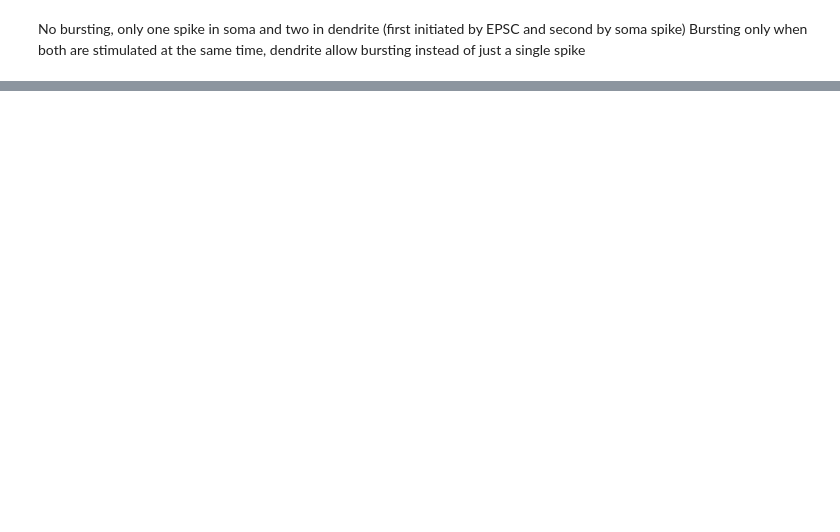
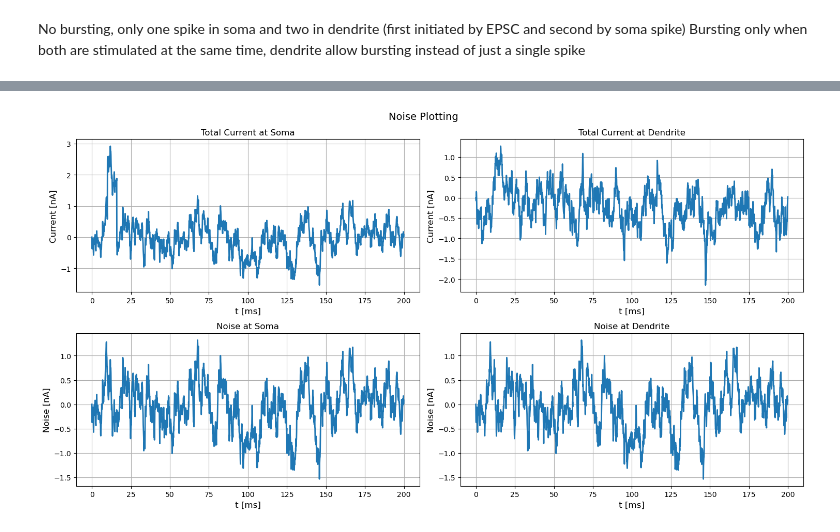
Before and after one commit to lniederhauser/neuronal_dynamics_miniproject, a Jupyter notebook: main.ipynb, the cells around one changed output, grey strips where cells are left out. Drawn from its saved outputs; the diff is of its cells as text; code cells hidden in the pictures; blank space fills up the shorter version.

```diff
--- a/main.ipynb
+++ b/main.ipynb
@@ -260,0 +265,4 @@ Bursting only when both are stimulated at the same time, dendrite allow bursting
+# %%
+plot_noise_and_noisy_currents(state_monitor, title="Noise Plotting", savefig=False)
+# %% [output]
+[figure, added]
```
Also changed, not shown: parts of 23 cells of this notebook, 1 other file.
